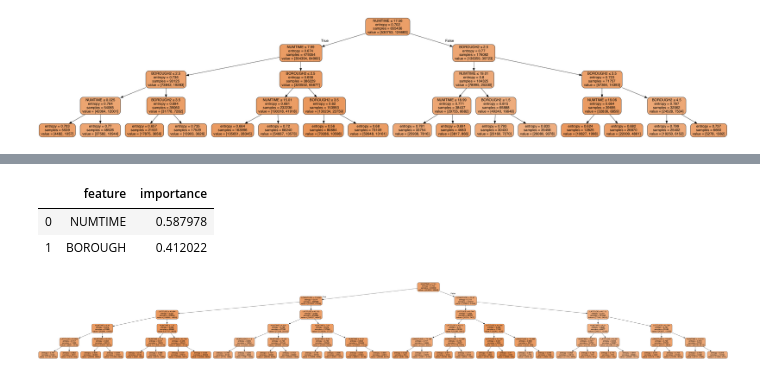
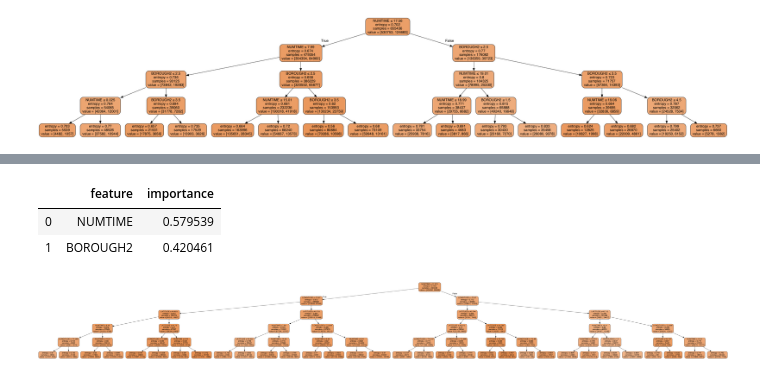
Before and after one commit to MrBLiu/InsightTeam2020, a Jupyter notebook: Ashwin/Decision Trees and Random Forest.ipynb, the cells around one changed output, grey strips where cells are left out. Saved outputs shown, nothing was run; the diff lists cells and outputs as text; code cells hidden in the pictures.

```diff
--- a/Ashwin/Decision Trees and Random Forest.ipynb
+++ b/Ashwin/Decision Trees and Random Forest.ipynb
@@ -186,9 +175,9 @@ Image(graph.create_png())
 # %%
-pd.DataFrame({'feature':['NUMTIME','BOROUGH'], 'importance':t.feature_importances_})
+pd.DataFrame({'feature':['NUMTIME','BOROUGH2'], 'importance':t.feature_importances_})
 # %% [output]
 |  | feature | importance |
-| 0 | NUMTIME | 0.587978 |
-| 1 | BOROUGH | 0.412022 |
+| 0 | NUMTIME | 0.579539 |
+| 1 | BOROUGH2 | 0.420461 |
 # %%
 X_feat = data[['NUMTIME','BOROUGH2','LATITUDE','LONGITUDE']]
 
```
Also changed, not shown: parts of 40 cells of this notebook, 1 other file.
